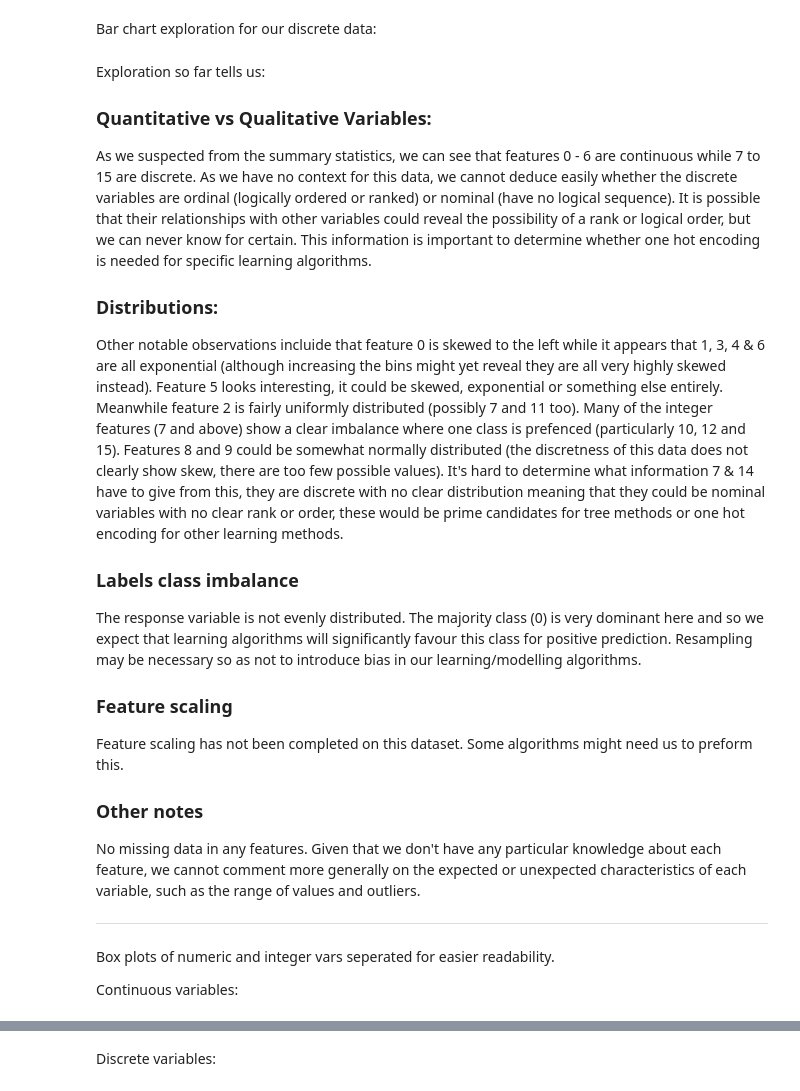
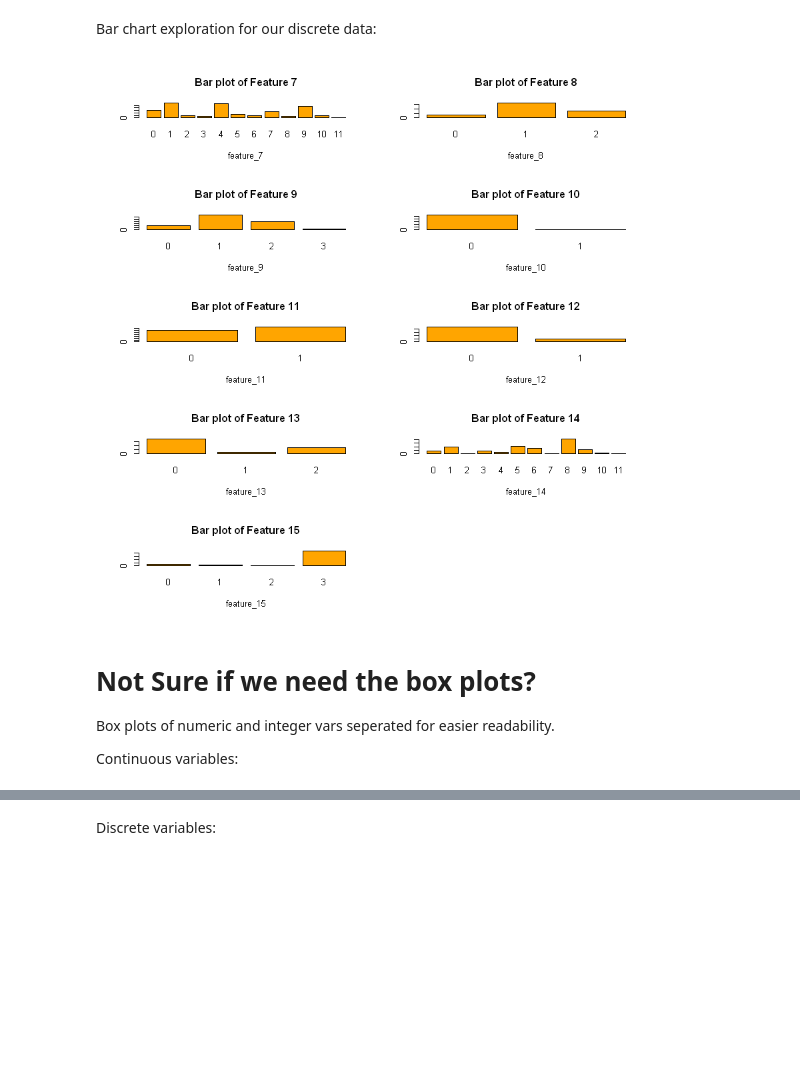
Before and after one commit to 20spaghetti/Customer-Churn-Prediction, a Jupyter notebook: Customer Churn Prediction.ipynb, the cells around one changed output, grey strips where cells are left out. Drawn from its saved outputs; the diff is of its cells as text; code cells hidden in the pictures; blank space fills up the shorter version.

```diff
--- a/Customer Churn Prediction.ipynb
+++ b/Customer Churn Prediction.ipynb
@@ -139,6 +212,0 @@ lines(x = d$x, y = d$y * length(x) * diff(h$breaks)[1], col = "purple", lwd = 3)
-# %%
-# Histogram for features 0 to 6
-par(mfrow = c(4,2))
-for (i in 1:7 ) {
-        plot(density(train[,i]), xlab = names(train[i]), main = paste("Density Pl of Feature", i-1))
-}
@@ -175,31 +225,17 @@ Bar chart exploration for our discrete data:
 # %%
 #increase scale size of jupyter plots for some very detailed ones momentarily.
 options(jupyter.plot_scale=1)
 
 # Bar chart for features 7 to 15
 par(mfrow = c(5,2))
 for (i in 8:16 ) {
-        barplot(table(train[,i]), xlab = names(train[i]), main = paste("Bar plot of Feature", i-1))
+        barplot(table(train[,i]), xlab = names(train[i]), main = paste("Bar plot of Feature", i-1), col = "orange")
 }
+# %% [output]
+[figure, added]
-# %% [markdown]
-Exploration so far tells us:
-
-### Quantitative vs Qualitative Variables:
-As we suspected from the summary statistics, we can see that features 0 - 6 are continuous while 7 to 15 are discrete. As we have no context for this data, we cannot deduce easily whether the discrete variables are ordinal (logically ordered or ranked) or nominal (have no logical sequence). It is possible that their relationships with other variables could reveal the possibility of a rank or logical order, but we can never know for certain. This information is important to determine whether one hot encoding is needed for specific learning algorithms.
-
-### Distributions:
-Other notable observations incluide that feature 0 is skewed to the left while  it appears that 1, 3, 4 & 6 are all exponential (although increasing the bins might yet reveal they are all very highly skewed instead). Feature 5 looks interesting, it could be skewed, exponential or something else entirely. Meanwhile feature 2 is fairly uniformly distributed (possibly 7 and 11 too). Many of the integer features (7 and above) show a clear imbalance where one class is prefenced (particularly 10, 12 and 15). Features 8 and 9 could be somewhat normally distributed (the discretness of this data does not clearly show skew, there are too few possible values). It's hard to determine what information 7 & 14 have to give from this, they are discrete with no clear distribution meaning that they could be nominal variables with no clear rank or order, these would be prime candidates for tree methods or one hot encoding for other learning methods.
-
-### Labels class imbalance
-The response variable is not evenly distributed. The majority class (0) is very dominant here and so we expect that learning algorithms will significantly favour this class for positive prediction. Resampling may be necessary so as not to introduce bias in our learning/modelling algorithms.
-
-### Feature scaling
-Feature scaling has not been completed on this dataset. Some algorithms might need us to preform this.
-
-### Other notes
-No missing data in any features. Given that we don't have any particular knowledge about each feature, we cannot comment more generally on the expected or unexpected characteristics of each variable, such as the range of values and outliers.
-_________________________
 # %% [markdown]
+# Not Sure if we need the box plots?
+
 Box plots of numeric and integer vars seperated for easier readability.
 
 Continuous variables:
```
Also changed, not shown: parts of 51 cells of this notebook.
